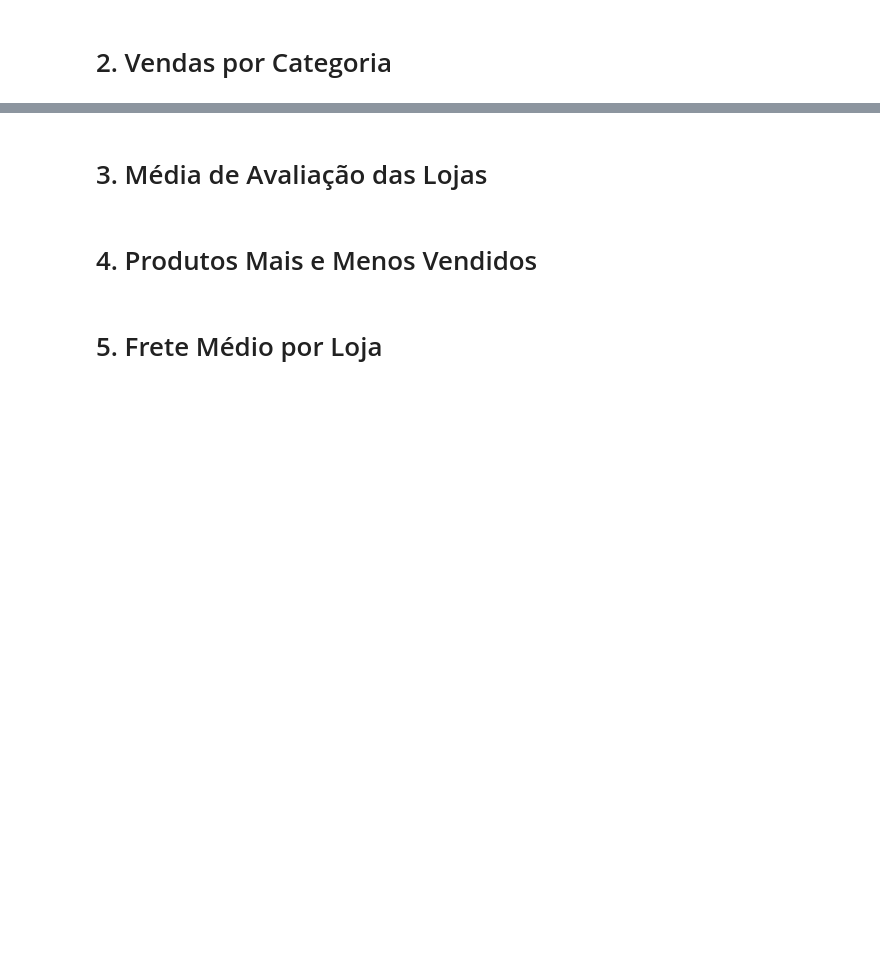
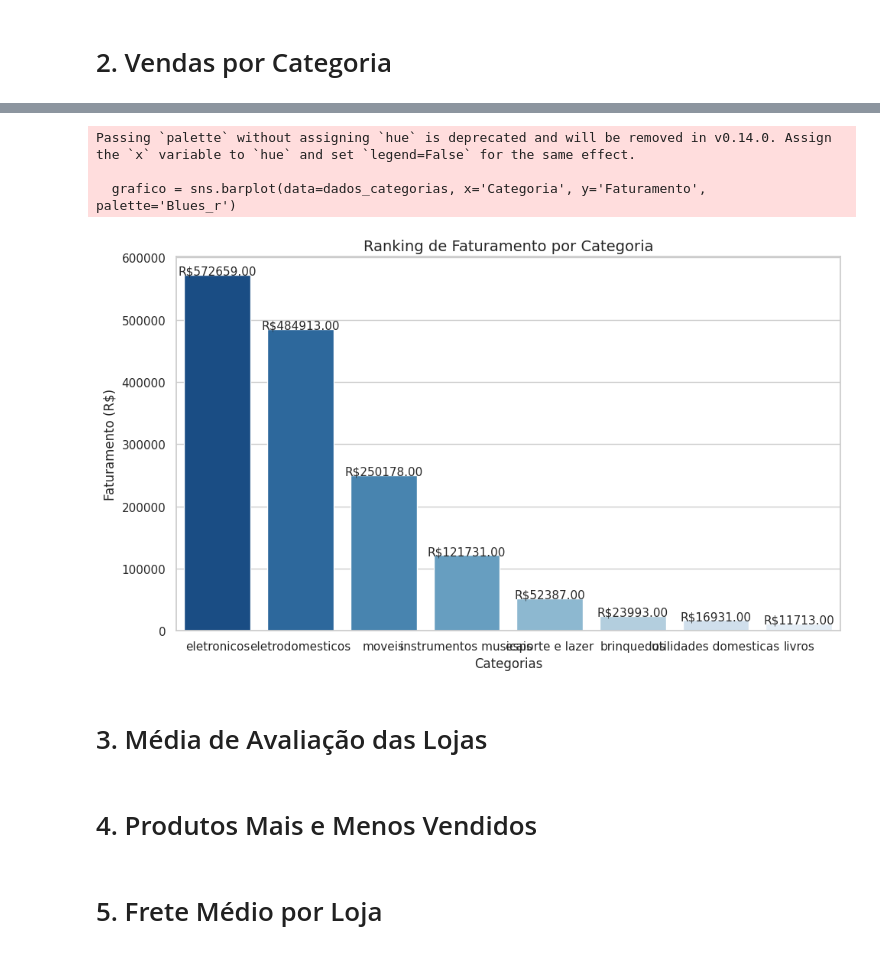
Before and after one commit to SScliff/Projeto_DataScience_alura, a Jupyter notebook: AluraStoreBr.ipynb, the cells around one changed output, grey strips where cells are left out. Drawn from its saved outputs; the diff is of its cells as text; code cells hidden in the pictures; blank space fills up the shorter version.

```diff
--- a/AluraStoreBr.ipynb
+++ b/AluraStoreBr.ipynb
@@ -30,3 +92,35 @@ loja4.head()
+# %%
+dados_categorias = pd.DataFrame(dados_categorias)
+dados_categorias = dados_categorias.sort_values(by='Faturamento', ascending=False)
+
+# Estilo do gráfico
+sns.set(style="whitegrid")
+
+# Plot
+plt.figure(figsize=(10, 6))
+grafico = sns.barplot(data=dados_categorias, x='Categoria', y='Faturamento', palette='Blues_r')
+
+# Adiciona os valores nas barras
+for i, bar in enumerate(grafico.patches):
+    valor = bar.get_height()
+    plt.text(bar.get_x() + bar.get_width() / 2,
+             valor + 0.5,
+             f'R${valor:.2f}',
+             ha='center', fontsize=11)
+
+# Títulos e rótulos
+plt.title('Ranking de Faturamento por Categoria', fontsize=14)
+plt.xlabel('Categorias')
+plt.ylabel('Faturamento (R$)')
+
+# Exibindo o gráfico
+plt.tight_layout()
+plt.show()
+# %% [output]
+Passing `palette` without assigning `hue` is deprecated and will be removed in v0.14.0. Assign the `x` variable to `hue` and set `legend=False` for the same effect.
+
+  grafico = sns.barplot(data=dados_categorias, x='Categoria', y='Faturamento', palette='Blues_r')
+[figure, added]
 # %% [markdown]
 # 3. Média de Avaliação das Lojas
 # %% [markdown]
```
Also changed, not shown: parts of 7 cells of this notebook.
